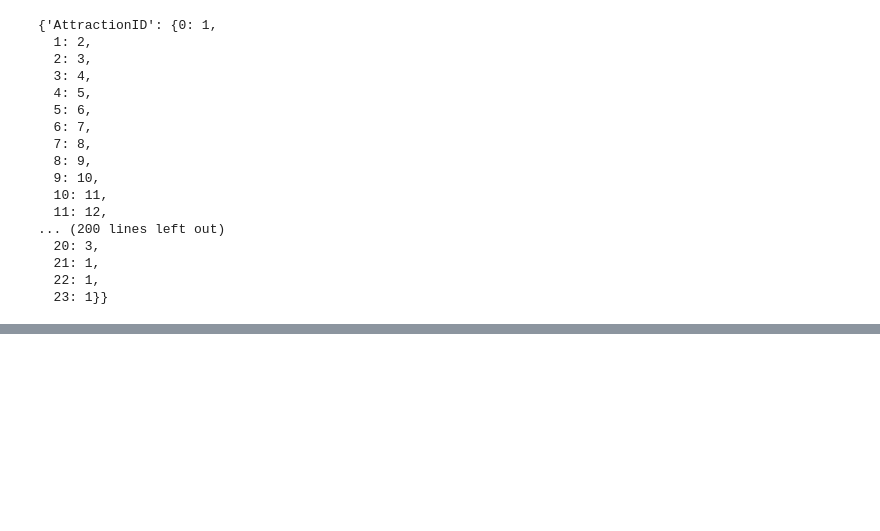
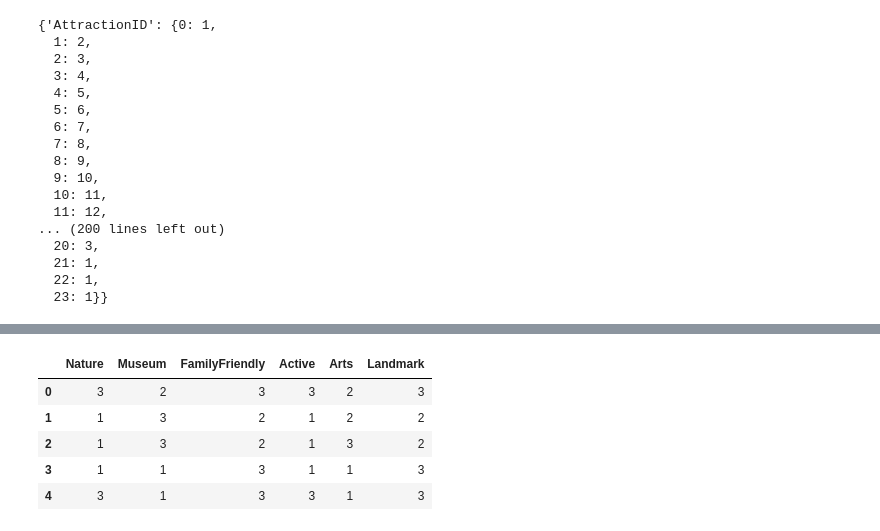
Before and after one commit to kaia-hu/hu_portfolio, a Jupyter notebook: decision_analytics_final.ipynb, the cells around one changed output, grey strips where cells are left out. Saved outputs shown, nothing was run; the diff lists cells and outputs as text; code cells hidden in the pictures; blank space fills up the shorter version.

```diff
--- a/decision_analytics_final.ipynb
+++ b/decision_analytics_final.ipynb
@@ -29,7 +29,7 @@ nyc.head()
 | 4 | 5 | The High Line | 0.0 | 3 | 1 | 3 | 3 | 3 | ... |
 # %%
 columns_drop = ['Unnamed: 9' ,  'Level ', 'Meaning']
-nyc = nyc.drop(columns=columns_drop, inplace=True)
+nyc = nyc.drop(columns=columns_drop)
 # %%
 nyc.head()
 # %% [output]
@@ -76,0 +99,10 @@ attractions1
+# %%
+nyc_short = nyc[['Nature', 'Museum ', 'FamilyFriendly', 'Active', 'Arts', 'Landmark']]
+nyc_short.head()
+# %% [output]
+|  | Nature | Museum | FamilyFriendly | Active | Arts | Landmark |
+| 0 | 3 | 2 | 3 | 3 | 2 | 3 |
+| 1 | 1 | 3 | 2 | 1 | 2 | 2 |
+| 2 | 1 | 3 | 2 | 1 | 3 | 2 |
+| 3 | 1 | 1 | 3 | 1 | 1 | 3 |
+| 4 | 3 | 1 | 3 | 3 | 1 | 3 |
```
Also changed, not shown: parts of 5 cells of this notebook.
